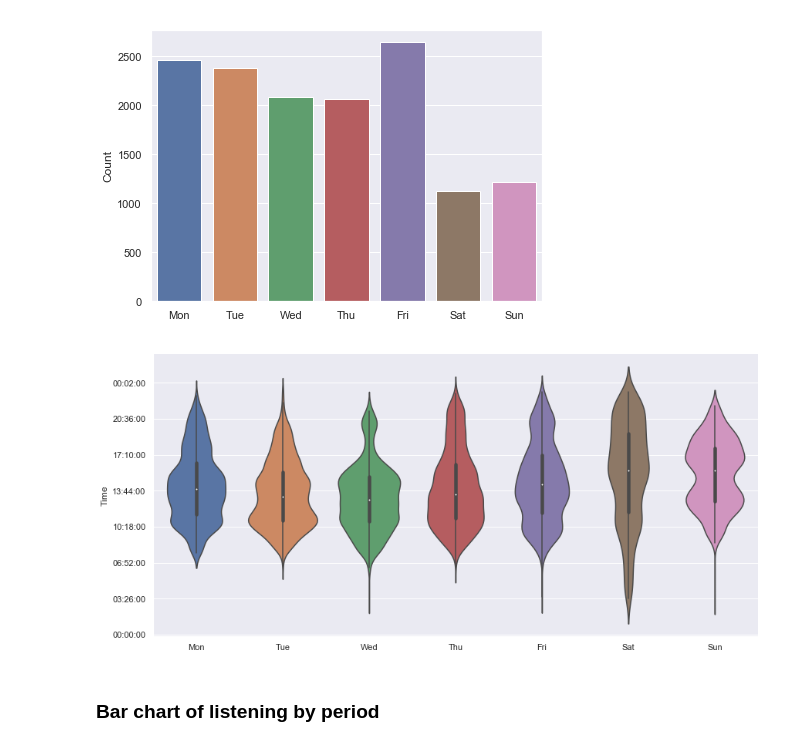
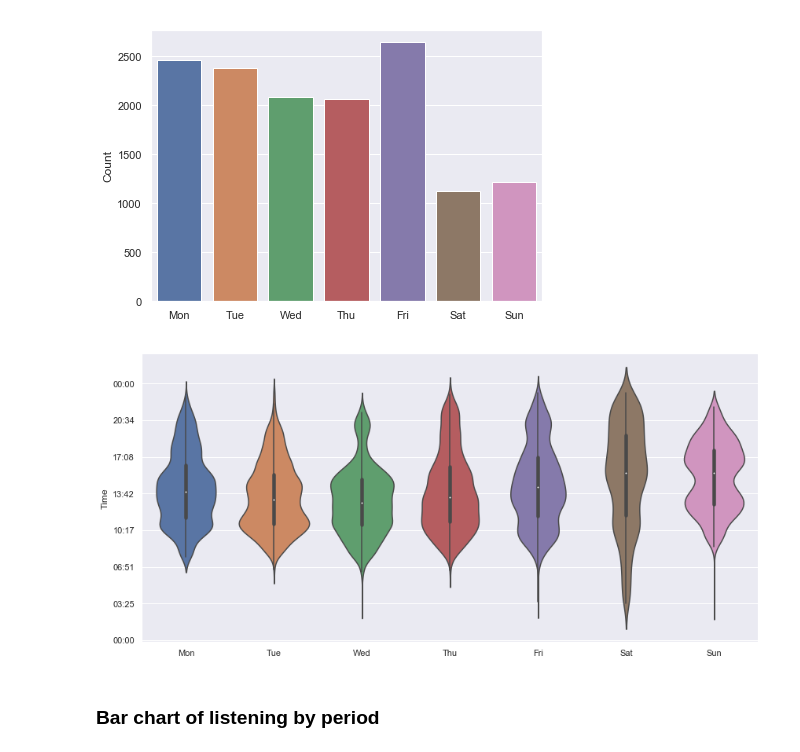
Before and after one commit to vpozdnyakov/music_activity_analysis, a Jupyter notebook: google_play_music_activity_analysis.ipynb, the cells around one changed output. Saved outputs shown, nothing was run; the diff lists cells and outputs as text; code cells hidden in the pictures.

```diff
--- a/google_play_music_activity_analysis.ipynb
+++ b/google_play_music_activity_analysis.ipynb
@@ -130,16 +130,13 @@ plt.show()
 # %%
 weekday_order = pd.date_range(pd.Timestamp('2019-01-07'), periods=7, freq='d').strftime('%a')
 fig = sns.catplot(x="weekday_name", y="time", kind="violin",
-            order=weekday_order, data=my_activity, height=6,
-            aspect=2);
-labels = ([pd.datetime(2019, 1, 1).time] +
-          pd.date_range('2019', periods=8, freq='206min').time.tolist())
-fig.set_yticklabels(labels)
-fig.set_xlabels('')
-fig.set_ylabels('Time')
+                  order=weekday_order, data=my_activity, height=6,
+                  aspect=2);
+labels = [''] + pd.date_range('2019', periods=8, freq='205.715min').strftime('%H:%M').tolist()
+fig.set_yticklabels(labels).set_xlabels('').set_ylabels('Time')
 plt.show()
 # %% [output]
-[figure, old version]
+[figure, new version]
 # %% [markdown]
 ### Bar chart of listening by period
 # %%
```
Also changed, not shown: parts of 3 cells of this notebook.
